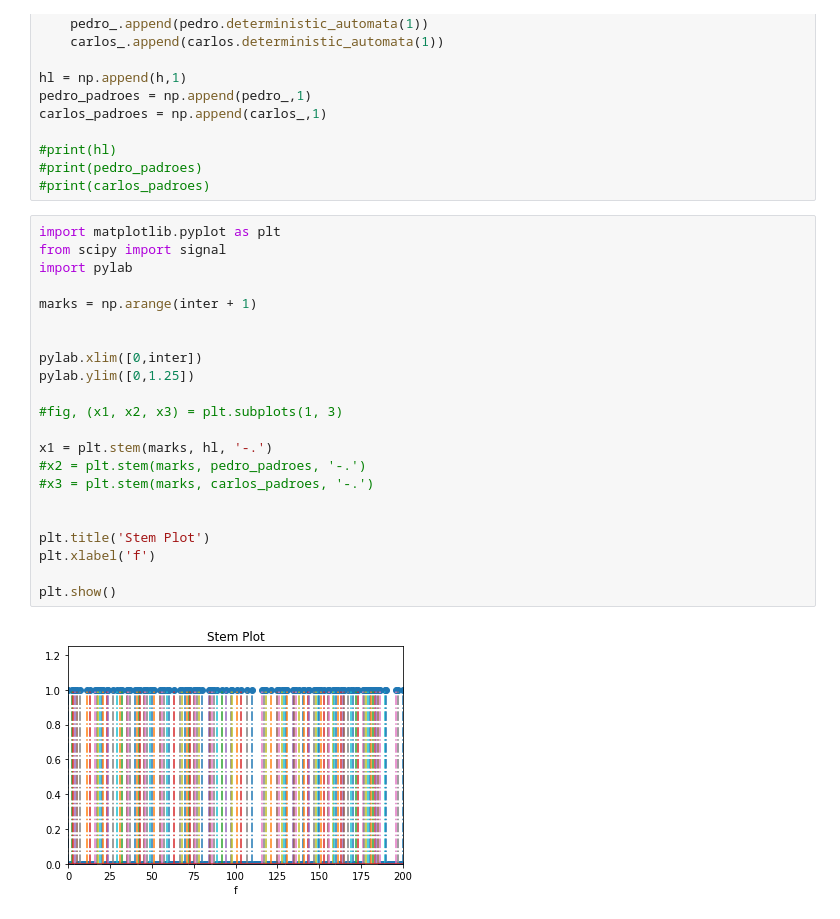
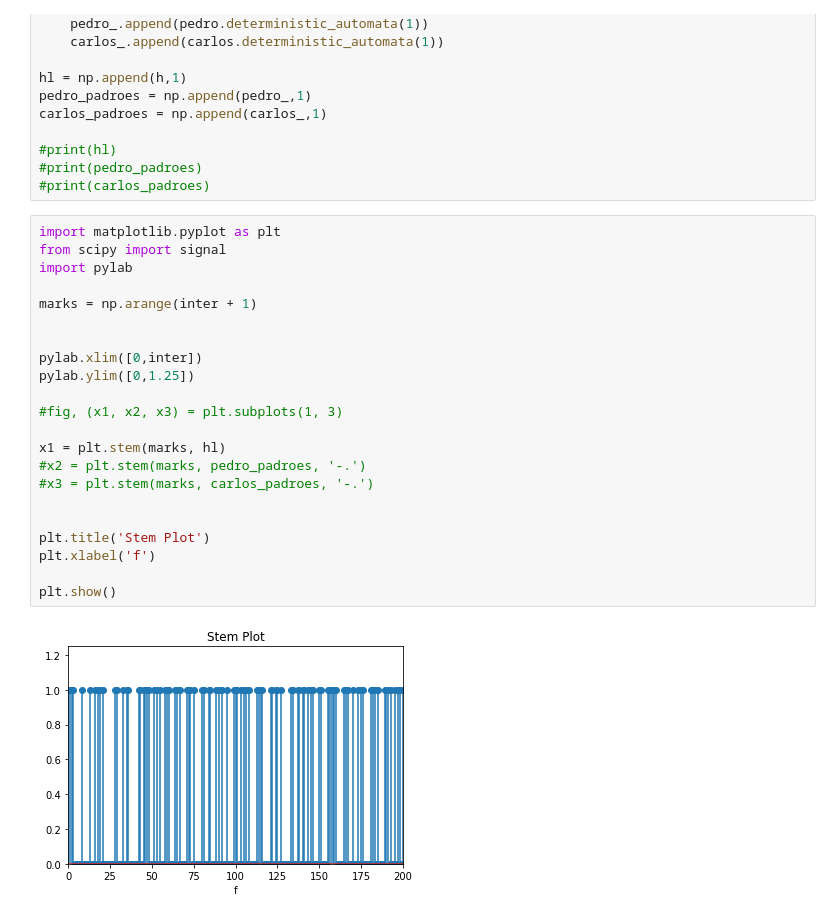
Before and after one commit to ricardotetti/pattern_recognition_and_analisys, a Jupyter notebook: proj_1/Projeto1a.ipynb, the cells around one changed output. Drawn from its saved outputs; the diff is of its cells as text.

```diff
--- a/proj_1/Projeto1a.ipynb
+++ b/proj_1/Projeto1a.ipynb
@@ -71,27 +71,27 @@ carlos_padroes = np.append(carlos_,1)
 # %%
 import matplotlib.pyplot as plt
 from scipy import signal
 import pylab
 
 marks = np.arange(inter + 1)
 
 
 pylab.xlim([0,inter])
 pylab.ylim([0,1.25])
 
 #fig, (x1, x2, x3) = plt.subplots(1, 3)
 
-x1 = plt.stem(marks, hl, '-.')
+x1 = plt.stem(marks, hl)
 #x2 = plt.stem(marks, pedro_padroes, '-.')
 #x3 = plt.stem(marks, carlos_padroes, '-.')
 
 
 plt.title('Stem Plot')
 plt.xlabel('f')
 
 plt.show()
 # %% [output]
-[figure, old version]
+[figure, new version]
 # %%
 x = np.arange(inter+1)
 plt.bar(x, hl)
```
Also changed, not shown: parts of 9 cells of this notebook.
